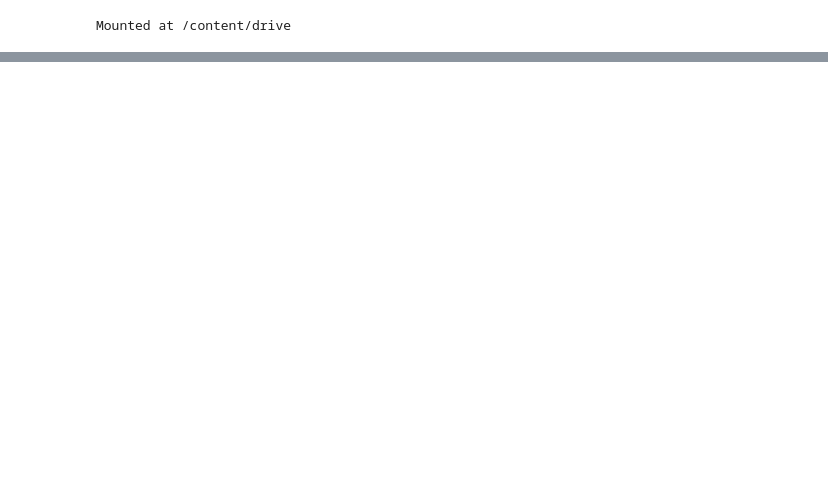
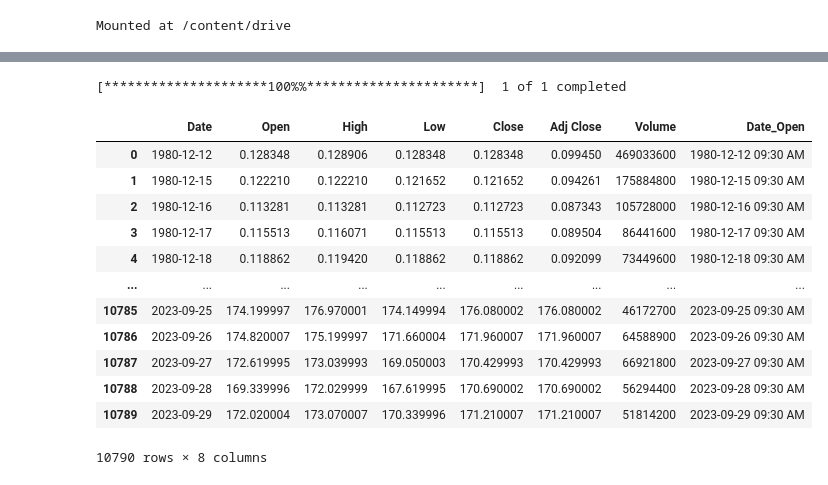
Before and after one commit to Dangchee12/fin-datacollector, a Jupyter notebook: dataupdater.ipynb, the cells around one changed output, grey strips where cells are left out. Cells and saved outputs as stored; diff of their text form; code cells hidden in the pictures; blank space fills up the shorter version.

```diff
--- a/dataupdater.ipynb
+++ b/dataupdater.ipynb
@@ -43,15 +43,33 @@ def remove_duplicates_from_log(log_file):
             latest_date = max(dates)
             file.write(f"{ticker},{latest_date}\n")
 
+def convert_timezone(date, time):
+  datetime_str = date.split()[0] + " " + time
+
+  # Define the format of the datetime string
+  datetime_format = "%Y-%m-%d %I:%M %p"
+
+  # Convert the combined string to a datetime object
+  datetime_obj = datetime.strptime(datetime_str, datetime_format)
+  return datetime_obj
+
 # Function to fetch and store stock price data
-def fetch_stock_data(ticker_list, storage_folder, tracking_directory):
+def fetch_stock_data(ticker_list, exchange_list, storage_folder, tracking_directory):
     log_file = os.path.join(tracking_directory, 'log.csv')
     existing_tickers = load_existing_tickers(log_file)
+    trading_hours_df = pd.read_csv("/content/drive/MyDrive/findata/trading_hours.csv")
 
-    for ticker in ticker_list:
+    for ticker, exchange in zip(ticker_list, exchange_list):
         if ticker not in existing_tickers:
             # Fetch data from Yahoo Finance
             df = yf.download(ticker, end=datetime.today().strftime('%Y-%m-%d'))
+
+            # fetch exchange information
+            exchange_info = trading_hours_df[trading_hours_df["Symbol"] == exchange]
+            df = df.reset_index()
+            df["Date_Open"] = df.reset_index()["Date"].apply(lambda x: convert_timezone(str(x), str(exchange_info["Open"].iloc[0])))
+            df["Date_Close"] = df.reset_index()["Date"].apply(lambda x: convert_timezone(str(x), str(exchange_info["Close"].iloc[0])))
+            df = df.set_index("Date")
 
             # Group data by year
             data_by_year = df.groupby(df.index.year)
@@ -107,7 +125,8 @@ if __name__ == "__main__":
     # else:
         # Read tickers from the CSV file
     ticker_list = ["AAPL", "MSFT", "GOOGL"]#pd.read_csv(csv_file_path)['Ticker'].tolist()
-    fetch_stock_data(ticker_list, storage_folder, tracking_directory)
+    exchange_list = ["NASDAQ", "NASDAQ", "NASDAQ"]
+    fetch_stock_data(ticker_list, exchange_list, storage_folder, tracking_directory)
 
     # Run the function to remove duplicates from the log file
     log_file = os.path.join(tracking_directory, 'log.csv')
@@ -124,0 +141,8 @@ Data for GOOGL updated from 2023-09-28 to today.
+# %%
+trading_hours_df = pd.read_csv("/content/drive/MyDrive/findata/trading_hours.csv", index_col=0)
+def add_pads(x):
+  if int(x.split(':')[0]) < 10:
+    x = "0" + x
+  return x
+trading_hours_df["Open"] = trading_hours_df["Open"].apply(add_pads)
+trading_hours_df["Close"] = trading_hours_df["Close"].apply(add_pads)
@@ -124,0 +167,28 @@ Data for GOOGL updated from 2023-09-28 to today.
+# %%
+df = yf.download("AAPL", end=datetime.today().strftime('%Y-%m-%d'))
+
+def convert_timezone(date, time):
+  datetime_str = date.split()[0] + " " + time
+  return datetime_str
+
+exchange_info = trading_hours_df[trading_hours_df["Symbol"] == "NASDAQ"]
+df = df.reset_index()
+df["Date_Open"] = df.reset_index()["Date"].apply(lambda x: convert_timezone(str(x), str(exchange_info["Open"].iloc[0])))
+# %% [output]
+[*********************100%%**********************]  1 of 1 completed
+# %%
+df
+# %% [output]
+|  | Date | Open | High | Low | Close | Adj Close | Volume | Date_Open |
+| 0 | 1980-12-12 | 0.128348 | 0.128906 | 0.128348 | 0.128348 | 0.099450 | 469033600 | 1980-12-12 09:30 AM |
+| 1 | 1980-12-15 | 0.122210 | 0.122210 | 0.121652 | 0.121652 | 0.094261 | 175884800 | 1980-12-15 09:30 AM |
+| 2 | 1980-12-16 | 0.113281 | 0.113281 | 0.112723 | 0.112723 | 0.087343 | 105728000 | 1980-12-16 09:30 AM |
+| 3 | 1980-12-17 | 0.115513 | 0.116071 | 0.115513 | 0.115513 | 0.089504 | 86441600 | 1980-12-17 09:30 AM |
+| 4 | 1980-12-18 | 0.118862 | 0.119420 | 0.118862 | 0.118862 | 0.092099 | 73449600 | 1980-12-18 09:30 AM |
+| ... | ... | ... | ... | ... | ... | ... | ... | ... |
+| 10785 | 2023-09-25 | 174.199997 | 176.970001 | 174.149994 | 176.080002 | 176.080002 | 46172700 | 2023-09-25 09:30 AM |
+| 10786 | 2023-09-26 | 174.820007 | 175.199997 | 171.660004 | 171.960007 | 171.960007 | 64588900 | 2023-09-26 09:30 AM |
+| 10787 | 2023-09-27 | 172.619995 | 173.039993 | 169.050003 | 170.429993 | 170.429993 | 66921800 | 2023-09-27 09:30 AM |
+| 10788 | 2023-09-28 | 169.339996 | 172.029999 | 167.619995 | 170.690002 | 170.690002 | 56294400 | 2023-09-28 09:30 AM |
+| 10789 | 2023-09-29 | 172.020004 | 173.070007 | 170.339996 | 171.210007 | 171.210007 | 51814200 | 2023-09-29 09:30 AM |
+10790 rows × 8 columns
```
Also changed, not shown: parts of 3 cells of this notebook.
